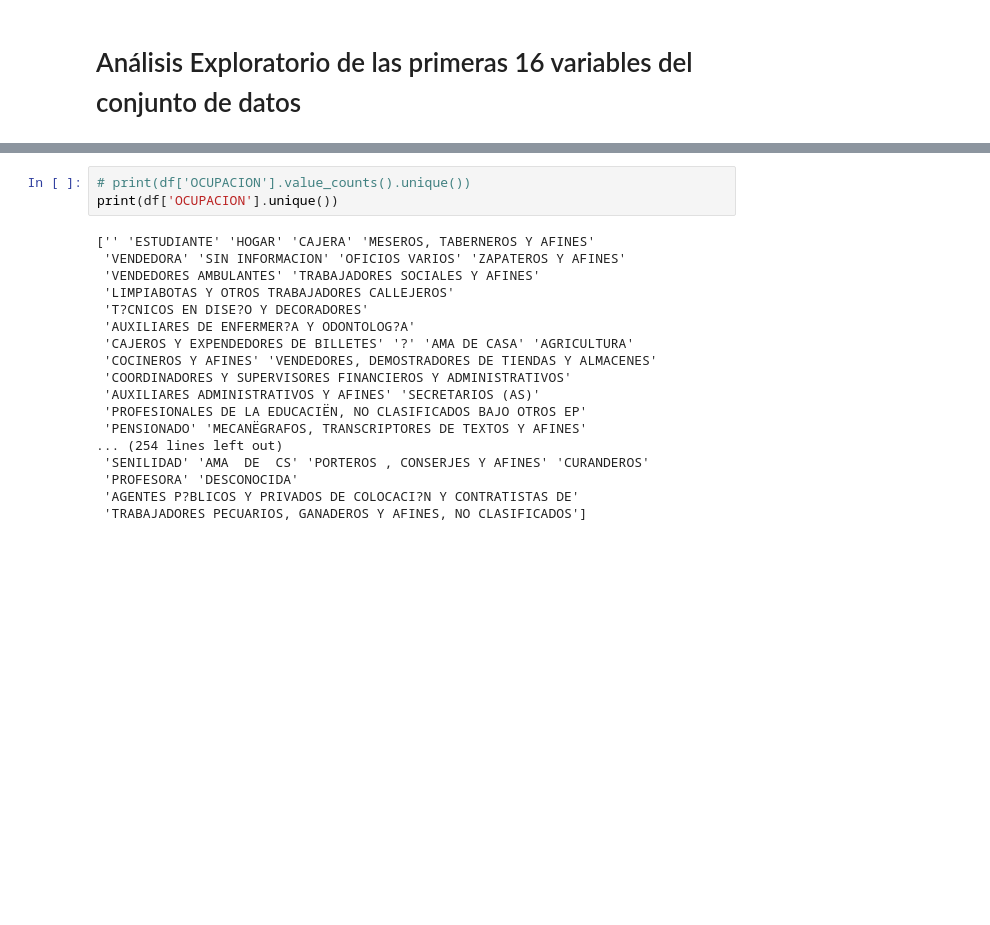
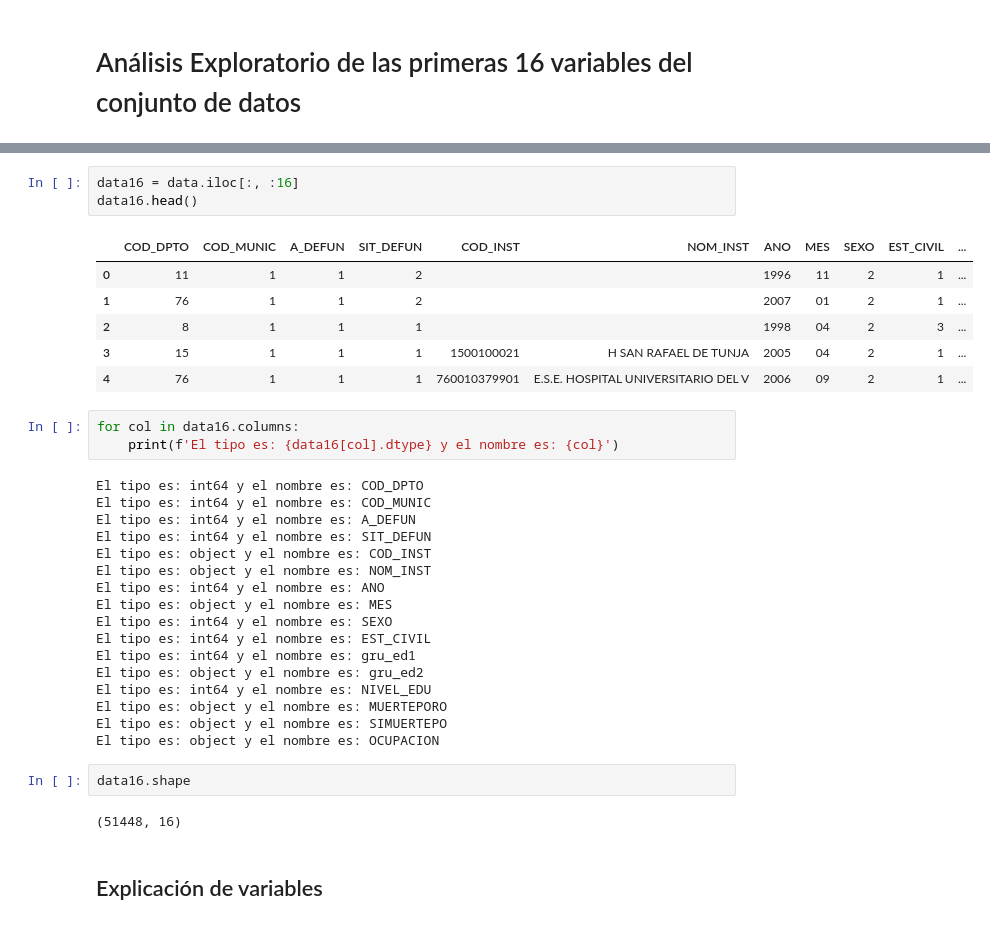
Before and after one commit to henrysaenz/cacervix, a Jupyter notebook: EDA.ipynb, the cells around one changed output, grey strips where cells are left out. Drawn from its saved outputs; the diff is of its cells as text; blank space fills up the shorter version.

```diff
--- a/EDA.ipynb
+++ b/EDA.ipynb
@@ -69,21 +31,36 @@ display(HTML(df.head().to_html()))
-# %%
-# print(df['OCUPACION'].value_counts().unique())
-print(df['OCUPACION'].unique())
-# %% [output]
-['' 'ESTUDIANTE' 'HOGAR' 'CAJERA' 'MESEROS, TABERNEROS Y AFINES'
- 'VENDEDORA' 'SIN INFORMACION' 'OFICIOS VARIOS' 'ZAPATEROS Y AFINES'
- 'VENDEDORES AMBULANTES' 'TRABAJADORES SOCIALES Y AFINES'
- 'LIMPIABOTAS Y OTROS TRABAJADORES CALLEJEROS'
- 'T?CNICOS EN DISE?O Y DECORADORES'
- 'AUXILIARES DE ENFERMER?A Y ODONTOLOG?A'
- 'CAJEROS Y EXPENDEDORES DE BILLETES' '?' 'AMA DE CASA' 'AGRICULTURA'
- 'COCINEROS Y AFINES' 'VENDEDORES, DEMOSTRADORES DE TIENDAS Y ALMACENES'
- 'COORDINADORES Y SUPERVISORES FINANCIEROS Y ADMINISTRATIVOS'
- 'AUXILIARES ADMINISTRATIVOS Y AFINES' 'SECRETARIOS (AS)'
- 'PROFESIONALES DE LA EDUCACIËN, NO CLASIFICADOS BAJO OTROS EP'
- 'PENSIONADO' 'MECANËGRAFOS, TRANSCRIPTORES DE TEXTOS Y AFINES'
-... (254 lines left out)
- 'SENILIDAD' 'AMA  DE  CS' 'PORTEROS , CONSERJES Y AFINES' 'CURANDEROS'
- 'PROFESORA' 'DESCONOCIDA'
- 'AGENTES P?BLICOS Y PRIVADOS DE COLOCACI?N Y CONTRATISTAS DE'
- 'TRABAJADORES PECUARIOS, GANADEROS Y AFINES, NO CLASIFICADOS']
+# %%
+data16 = data.iloc[:, :16]
+data16.head()
+# %% [output]
+|  | COD_DPTO | COD_MUNIC | A_DEFUN | SIT_DEFUN | COD_INST | NOM_INST | ANO | MES | SEXO | EST_CIVIL | ... |
+| 0 | 11 | 1 | 1 | 2 |  |  | 1996 | 11 | 2 | 1 | ... |
+| 1 | 76 | 1 | 1 | 2 |  |  | 2007 | 01 | 2 | 1 | ... |
+| 2 | 8 | 1 | 1 | 1 |  |  | 1998 | 04 | 2 | 3 | ... |
+| 3 | 15 | 1 | 1 | 1 | 1500100021 | H SAN RAFAEL DE TUNJA | 2005 | 04 | 2 | 1 | ... |
+| 4 | 76 | 1 | 1 | 1 | 760010379901 | E.S.E. HOSPITAL UNIVERSITARIO DEL V | 2006 | 09 | 2 | 1 | ... |
+# %%
+for col in data16.columns:
+    print(f'El tipo es: {data16[col].dtype} y el nombre es: {col}')
+# %% [output]
+El tipo es: int64 y el nombre es: COD_DPTO
+El tipo es: int64 y el nombre es: COD_MUNIC
+El tipo es: int64 y el nombre es: A_DEFUN
+El tipo es: int64 y el nombre es: SIT_DEFUN
+El tipo es: object y el nombre es: COD_INST
+El tipo es: object y el nombre es: NOM_INST
+El tipo es: int64 y el nombre es: ANO
+El tipo es: object y el nombre es: MES
+El tipo es: int64 y el nombre es: SEXO
+El tipo es: int64 y el nombre es: EST_CIVIL
+El tipo es: int64 y el nombre es: gru_ed1
+El tipo es: object y el nombre es: gru_ed2
+El tipo es: int64 y el nombre es: NIVEL_EDU
+El tipo es: object y el nombre es: MUERTEPORO
+El tipo es: object y el nombre es: SIMUERTEPO
+El tipo es: object y el nombre es: OCUPACION
+# %%
+data16.shape
+# %% [output]
+(51448, 16)
+# %% [markdown]
+## Explicación de variables
```
Also changed, not shown: parts of 63 cells of this notebook.
